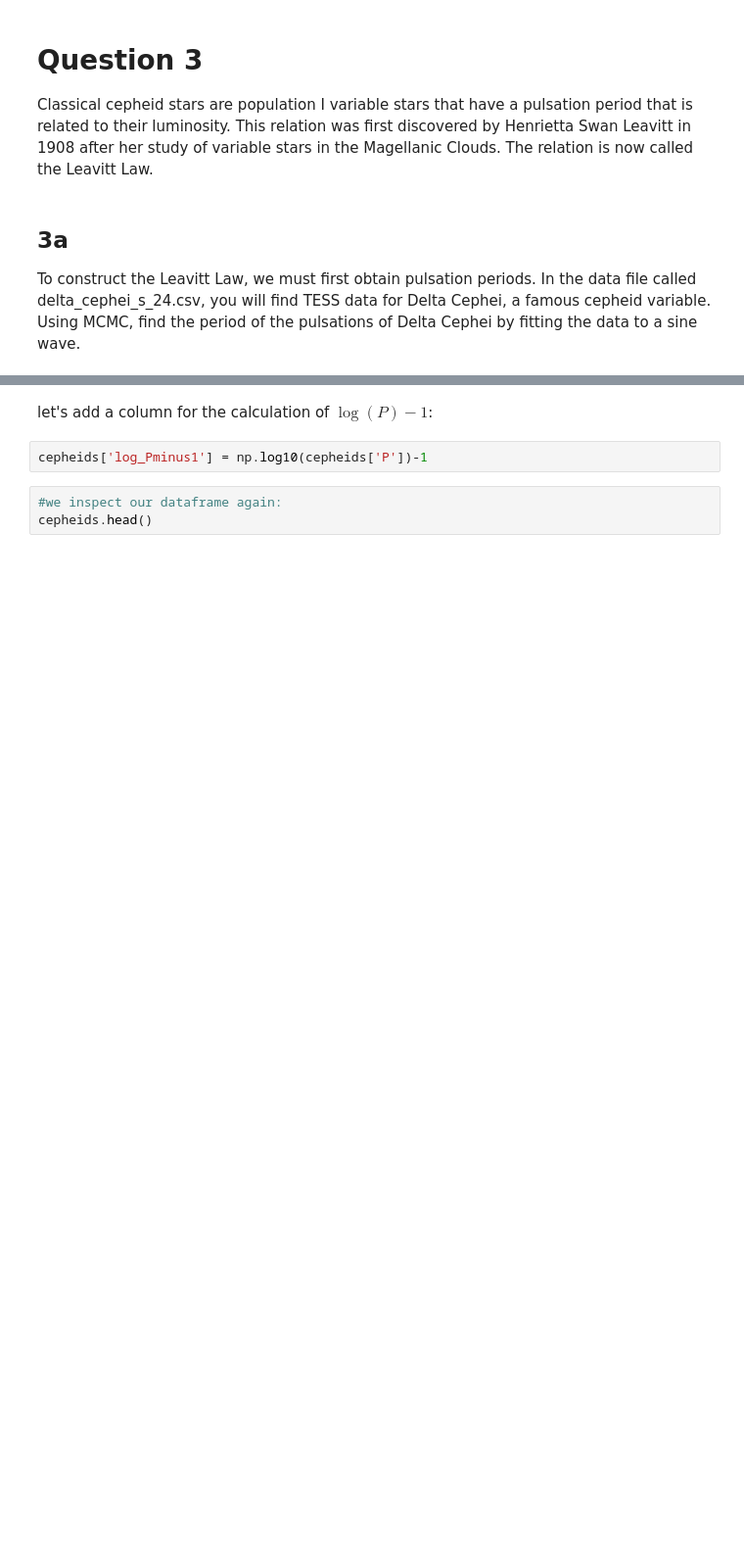
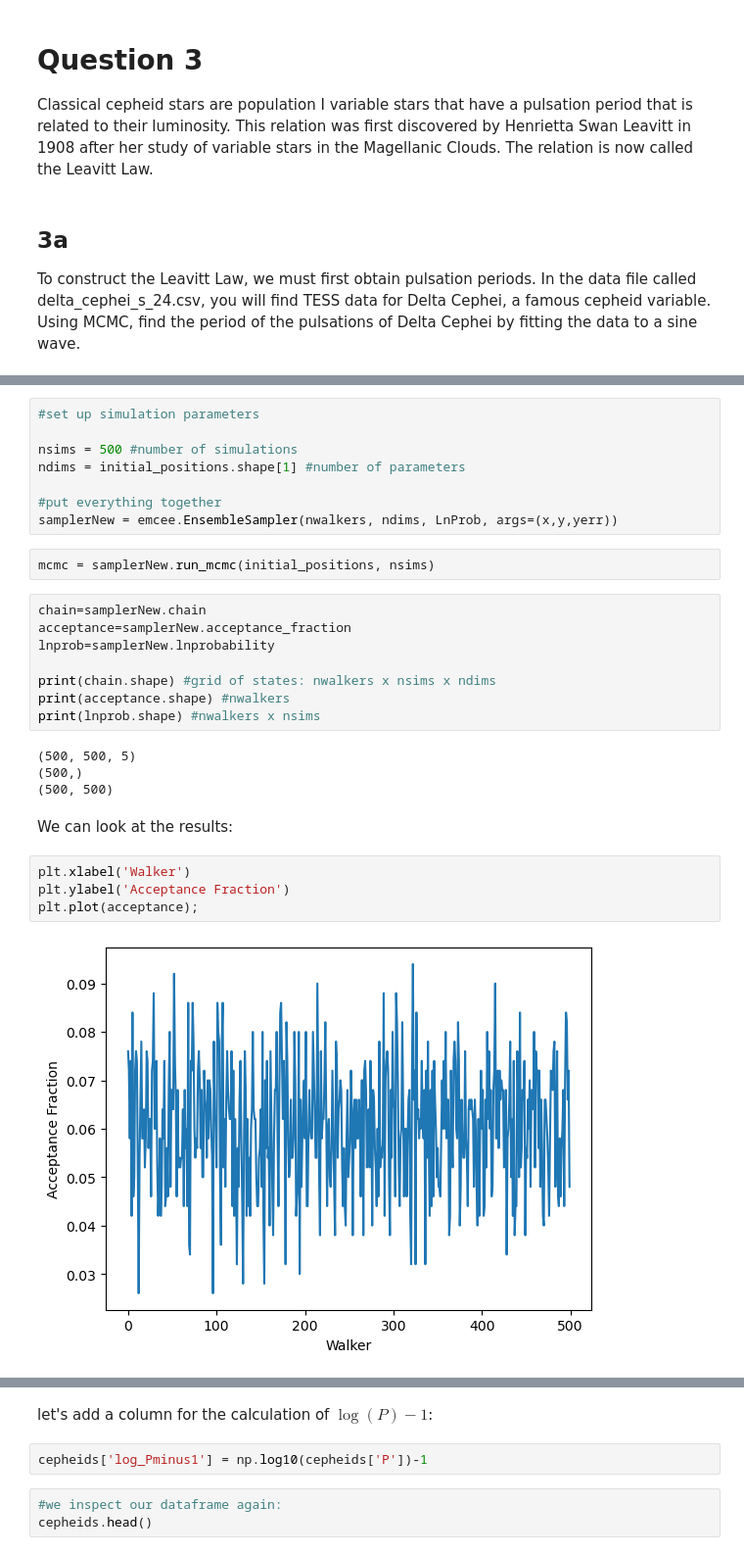
Before and after one commit to gilgarcia-01/ASTR5900, a Jupyter notebook: hw/data_fitting_project/solutions/homework_solutions.ipynb, the cells around one changed output, grey strips where cells are left out. Shown at 98% size. Saved outputs shown, nothing was run; the diff lists cells and outputs as text; blank space fills up the shorter version.

```diff
--- a/hw/data_fitting_project/solutions/homework_solutions.ipynb
+++ b/hw/data_fitting_project/solutions/homework_solutions.ipynb
@@ -264,0 +361,30 @@ cepheids.head()
+# %%
+#set up simulation parameters
+
+nsims = 500 #number of simulations
+ndims = initial_positions.shape[1] #number of parameters
+
+#put everything together
+samplerNew = emcee.EnsembleSampler(nwalkers, ndims, LnProb, args=(x,y,yerr))
+# %%
+mcmc = samplerNew.run_mcmc(initial_positions, nsims)
+# %%
+chain=samplerNew.chain
+acceptance=samplerNew.acceptance_fraction
+lnprob=samplerNew.lnprobability
+
+print(chain.shape) #grid of states: nwalkers x nsims x ndims
+print(acceptance.shape) #nwalkers
+print(lnprob.shape) #nwalkers x nsims
+# %% [output]
+(500, 500, 5)
+(500,)
+(500, 500)
+# %% [markdown]
+We can look at the results:
+# %%
+plt.xlabel('Walker')
+plt.ylabel('Acceptance Fraction')
+plt.plot(acceptance);
+# %% [output]
+[figure, added]
```
Also changed, not shown: parts of 21 cells of this notebook.
